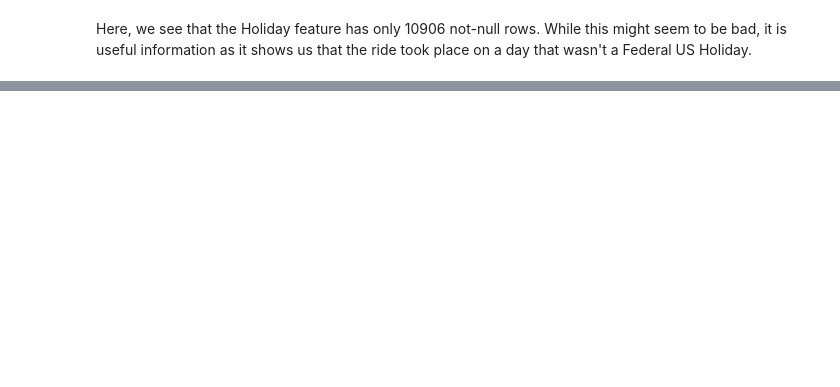
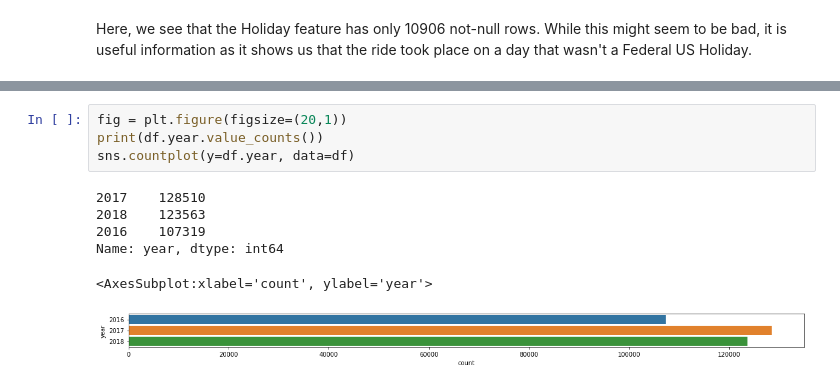
Before and after one commit to udbhavbalaji/G2M-Cab-Investment, a Jupyter notebook: G2M-EDA.ipynb, the cells around one changed output, grey strips where cells are left out. Saved outputs shown, nothing was run; the diff lists cells and outputs as text; blank space fills up the shorter version.

```diff
--- a/G2M-EDA.ipynb
+++ b/G2M-EDA.ipynb
@@ -85,0 +101,11 @@ Here, we see that the Holiday feature has only 10906 not-null rows. While this m
+# %%
+fig = plt.figure(figsize=(20,1))
+print(df.year.value_counts())
+sns.countplot(y=df.year, data=df)
+# %% [output]
+2017    128510
+2018    123563
+2016    107319
+Name: year, dtype: int64
+<AxesSubplot:xlabel='count', ylabel='year'>
+[figure, added]
```
Also changed, not shown: parts of 6 cells of this notebook.
